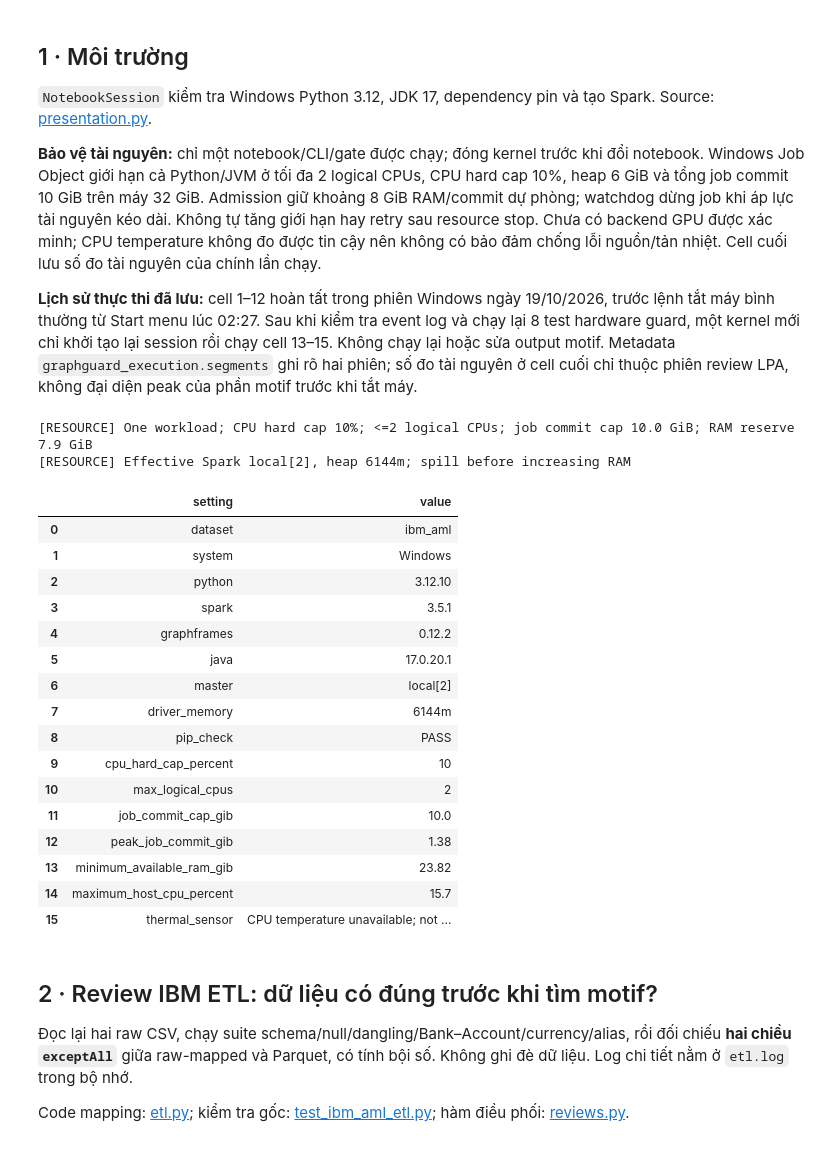
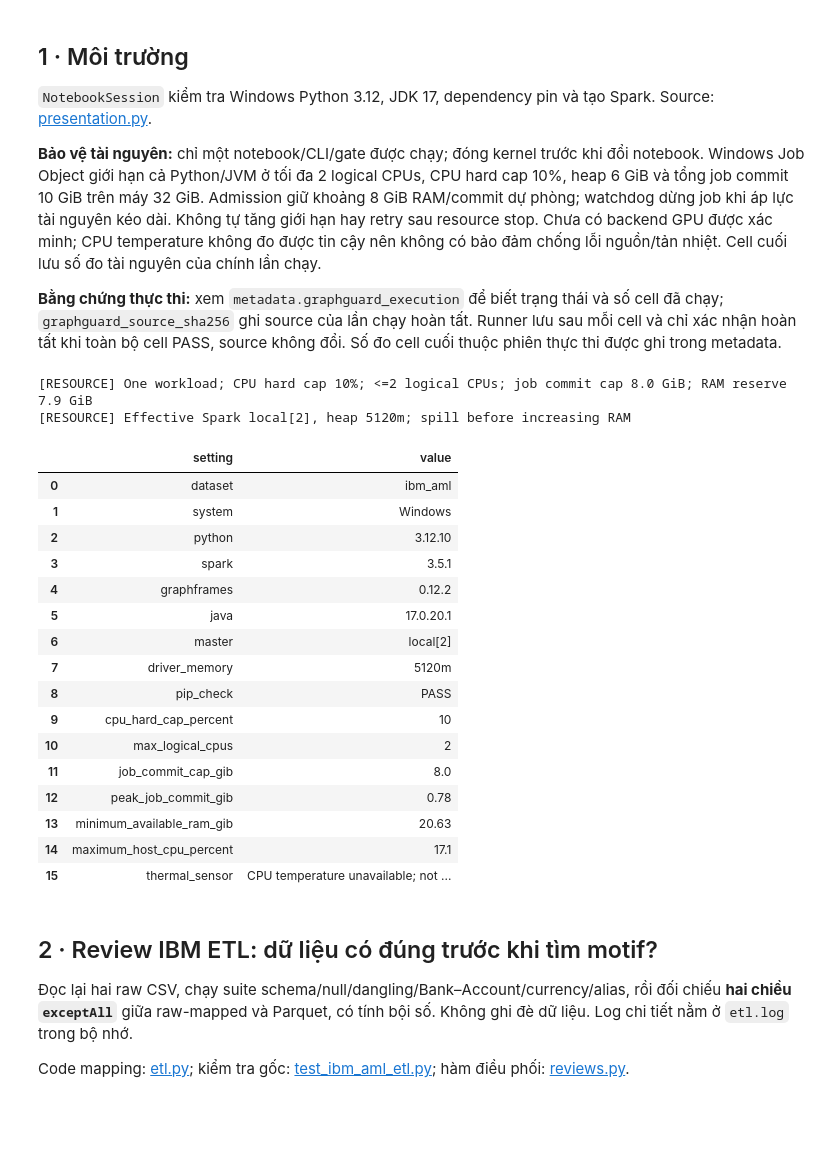
Before and after one commit to harvey105/graphguard-amls-detection, a Jupyter notebook: notebooks/03_khanh_IBM_motif.ipynb, the cells around one changed output. Saved outputs shown, nothing was run; the diff lists cells and outputs as text; code cells hidden in the pictures; blank space fills up the shorter version.

Commit message:
Fix project audit findings and validate protected Windows workflows

```diff
--- a/notebooks/03_khanh_IBM_motif.ipynb
+++ b/notebooks/03_khanh_IBM_motif.ipynb
@@ -19,37 +22,37 @@ Code thuật toán nằm trong các module Python được **import ở từng b
 **Bảo vệ tài nguyên:** chỉ một notebook/CLI/gate được chạy; đóng kernel trước khi đổi notebook. Windows Job Object giới hạn cả Python/JVM ở tối đa 2 logical CPUs, CPU hard cap 10%, heap 6 GiB và tổng job commit 10 GiB trên máy 32 GiB. Admission giữ khoảng 8 GiB RAM/commit dự phòng; watchdog dừng job khi áp lực tài nguyên kéo dài. Không tự tăng giới hạn hay retry sau resource stop. Chưa có backend GPU được xác minh; CPU temperature không đo được tin cậy nên không có bảo đảm chống lỗi nguồn/tản nhiệt. Cell cuối lưu số đo tài nguyên của chính lần chạy.
 
 
-**Lịch sử thực thi đã lưu:** cell 1–12 hoàn tất trong phiên Windows ngày 19/10/2026, trước lệnh tắt máy bình thường từ Start menu lúc 02:27. Sau khi kiểm tra event log và chạy lại 8 test hardware guard, một kernel mới chỉ khởi tạo lại session rồi chạy cell 13–15. Không chạy lại hoặc sửa output motif. Metadata `graphguard_execution.segments` ghi rõ hai phiên; số đo tài nguyên ở cell cuối chỉ thuộc phiên review LPA, không đại diện peak của phần motif trước khi tắt máy.
+**Bằng chứng thực thi:** xem `metadata.graphguard_execution` để biết trạng thái và số cell đã chạy; `graphguard_source_sha256` ghi source của lần chạy hoàn tất. Runner lưu sau mỗi cell và chỉ xác nhận hoàn tất khi toàn bộ cell PASS, source không đổi. Số đo cell cuối thuộc phiên thực thi được ghi trong metadata.
 # %%
 from pathlib import Path
 import sys
 from IPython.display import display
 
 repo = next(p for p in (Path.cwd(), *Path.cwd().parents)
             if (p / 'requirements.txt').exists() and (p / 'src').is_dir())
 sys.path.insert(0, str(repo))
 from src.motif.presentation import NotebookSession
-session = NotebookSession.start('ibm_aml')
+session = NotebookSession.start('ibm_aml', driver_memory='5g')
 display(session.runtime)
 # %% [output]
-[RESOURCE] One workload; CPU hard cap 10%; <=2 logical CPUs; job commit cap 10.0 GiB; RAM reserve 7.9 GiB
-[RESOURCE] Effective Spark local[2], heap 6144m; spill before increasing RAM
+[RESOURCE] One workload; CPU hard cap 10%; <=2 logical CPUs; job commit cap 8.0 GiB; RAM reserve 7.9 GiB
+[RESOURCE] Effective Spark local[2], heap 5120m; spill before increasing RAM
 |  | setting | value |
 | 0 | dataset | ibm_aml |
 | 1 | system | Windows |
 | 2 | python | 3.12.10 |
 | 3 | spark | 3.5.1 |
 | 4 | graphframes | 0.12.2 |
 | 5 | java | 17.0.20.1 |
 | 6 | master | local[2] |
-| 7 | driver_memory | 6144m |
+| 7 | driver_memory | 5120m |
 | 8 | pip_check | PASS |
 | 9 | cpu_hard_cap_percent | 10 |
 | 10 | max_logical_cpus | 2 |
-| 11 | job_commit_cap_gib | 10.0 |
-| 12 | peak_job_commit_gib | 1.38 |
-| 13 | minimum_available_ram_gib | 23.82 |
-| 14 | maximum_host_cpu_percent | 15.7 |
+| 11 | job_commit_cap_gib | 8.0 |
+| 12 | peak_job_commit_gib | 0.78 |
+| 13 | minimum_available_ram_gib | 20.63 |
+| 14 | maximum_host_cpu_percent | 17.1 |
 | 15 | thermal_sensor | CPU temperature unavailable; not ... |
 # %% [markdown]
 ## 2 · Review IBM ETL: dữ liệu có đúng trước khi tìm motif?
```
Also changed, not shown: parts of 3 cells of this notebook, 48 other files.
